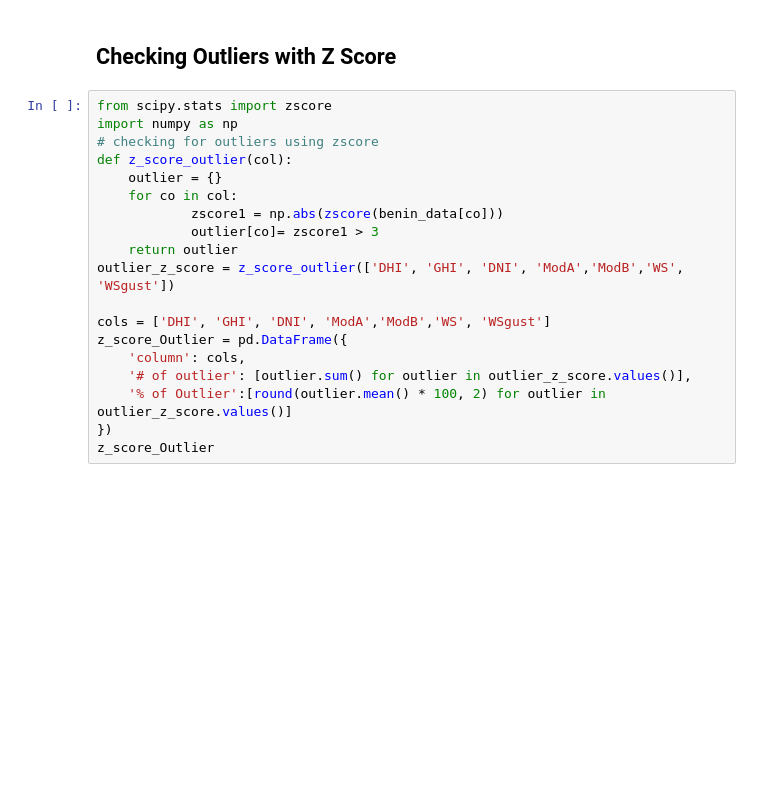
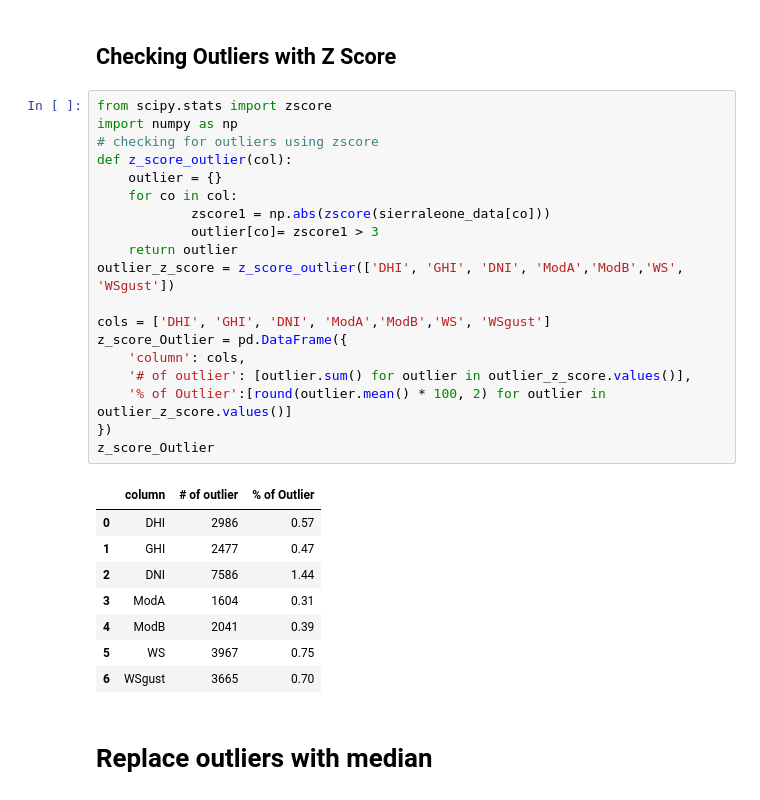
Before and after one commit to wondifraw/solar-challenge-week1, a Jupyter notebook: notebooks/sierraleone_eda.ipynb, the cells around one changed output. Saved outputs shown, nothing was run; the diff lists cells and outputs as text; blank space fills up the shorter version.

Commit message:
Reloading Data 2

```diff
--- a/notebooks/sierraleone_eda.ipynb
+++ b/notebooks/sierraleone_eda.ipynb
@@ -304,19 +304,30 @@ outlier
 # %%
 from scipy.stats import zscore
 import numpy as np
 # checking for outliers using zscore
 def z_score_outlier(col):
     outlier = {}
     for co in col:
-            zscore1 = np.abs(zscore(benin_data[co]))
+            zscore1 = np.abs(zscore(sierraleone_data[co]))
             outlier[co]= zscore1 > 3
     return outlier
 outlier_z_score = z_score_outlier(['DHI', 'GHI', 'DNI', 'ModA','ModB','WS', 'WSgust'])
 
 cols = ['DHI', 'GHI', 'DNI', 'ModA','ModB','WS', 'WSgust']
 z_score_Outlier = pd.DataFrame({
     'column': cols,
     '# of outlier': [outlier.sum() for outlier in outlier_z_score.values()],
     '% of Outlier':[round(outlier.mean() * 100, 2) for outlier in outlier_z_score.values()]
 })
 z_score_Outlier
+# %% [output]
+|  | column | # of outlier | % of Outlier |
+| 0 | DHI | 2986 | 0.57 |
+| 1 | GHI | 2477 | 0.47 |
+| 2 | DNI | 7586 | 1.44 |
+| 3 | ModA | 1604 | 0.31 |
+| 4 | ModB | 2041 | 0.39 |
+| 5 | WS | 3967 | 0.75 |
+| 6 | WSgust | 3665 | 0.70 |
+# %% [markdown]
+# Replace outliers with median
```
Also changed, not shown: parts of 3 cells of this notebook.
